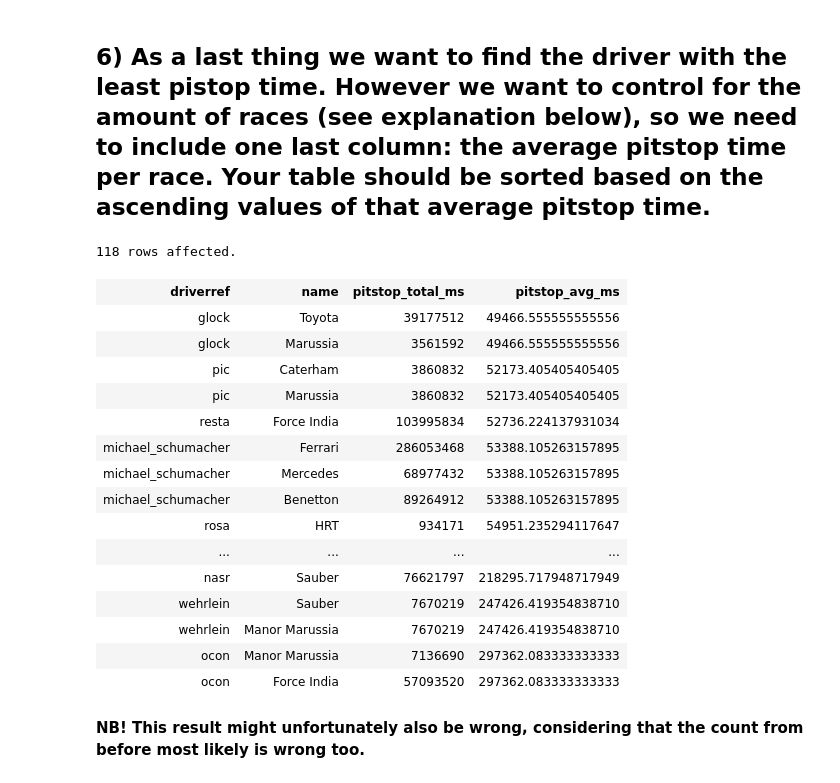
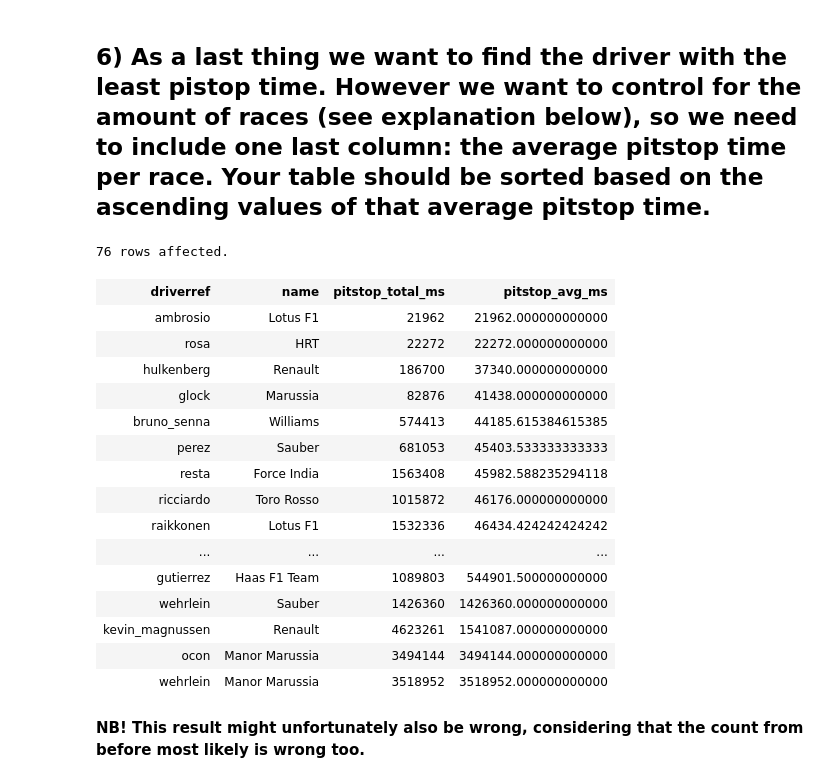
Before and after one commit to dbdness/db-grouping-and-more-joins, a Jupyter notebook: DB - Grouping and more joins (Danny).ipynb, the cells around one changed output. Cells and saved outputs as stored; diff of their text form; code cells hidden in the pictures.

```diff
--- a/DB - Grouping and more joins (Danny).ipynb
+++ b/DB - Grouping and more joins (Danny).ipynb
@@ -157,31 +157,31 @@ ORDER BY count(driverref) DESC;
 # %%
 %%sql SELECT drivers.driverref, constructors.name, SUM(pitstop_total_ms) AS pitstop_total_ms, AVG(pitstop_total_ms) AS pitstop_avg_ms
 FROM drivers
 JOIN results on results.driverid = drivers.driverid
 JOIN constructors USING (constructorid)
 JOIN status USING (statusid)
 JOIN races USING (raceid)
-INNER JOIN (SELECT * FROM ms_pitstops) as pitstop_time USING (driverref)
+INNER JOIN (SELECT * FROM ms_pitstops) as pitstop_time USING (driverref, raceid)
 WHERE status='Finished'
 GROUP BY drivers.driverref, constructors.name
 ORDER BY AVG(pitstop_total_ms) ASC;
 # %% [output]
-118 rows affected.
+76 rows affected.
 | driverref | name | pitstop_total_ms | pitstop_avg_ms |
-| glock | Toyota | 39177512 | 49466.555555555556 |
-| glock | Marussia | 3561592 | 49466.555555555556 |
-| pic | Caterham | 3860832 | 52173.405405405405 |
-| pic | Marussia | 3860832 | 52173.405405405405 |
-| resta | Force India | 103995834 | 52736.224137931034 |
-| michael_schumacher | Ferrari | 286053468 | 53388.105263157895 |
-| michael_schumacher | Mercedes | 68977432 | 53388.105263157895 |
-| michael_schumacher | Benetton | 89264912 | 53388.105263157895 |
-| rosa | HRT | 934171 | 54951.235294117647 |
+| ambrosio | Lotus F1 | 21962 | 21962.000000000000 |
+| rosa | HRT | 22272 | 22272.000000000000 |
+| hulkenberg | Renault | 186700 | 37340.000000000000 |
+| glock | Marussia | 82876 | 41438.000000000000 |
+| bruno_senna | Williams | 574413 | 44185.615384615385 |
+| perez | Sauber | 681053 | 45403.533333333333 |
+| resta | Force India | 1563408 | 45982.588235294118 |
+| ricciardo | Toro Rosso | 1015872 | 46176.000000000000 |
+| raikkonen | Lotus F1 | 1532336 | 46434.424242424242 |
 | ... | ... | ... | ... |
-| nasr | Sauber | 76621797 | 218295.717948717949 |
-| wehrlein | Sauber | 7670219 | 247426.419354838710 |
-| wehrlein | Manor Marussia | 7670219 | 247426.419354838710 |
-| ocon | Manor Marussia | 7136690 | 297362.083333333333 |
-| ocon | Force India | 57093520 | 297362.083333333333 |
+| gutierrez | Haas F1 Team | 1089803 | 544901.500000000000 |
+| wehrlein | Sauber | 1426360 | 1426360.000000000000 |
+| kevin_magnussen | Renault | 4623261 | 1541087.000000000000 |
+| ocon | Manor Marussia | 3494144 | 3494144.000000000000 |
+| wehrlein | Manor Marussia | 3518952 | 3518952.000000000000 |
 # %% [markdown]
 **NB! This result might unfortunately also be wrong, considering that the count from before most likely is wrong too.**
```
Also changed, not shown: parts of 3 cells of this notebook.
